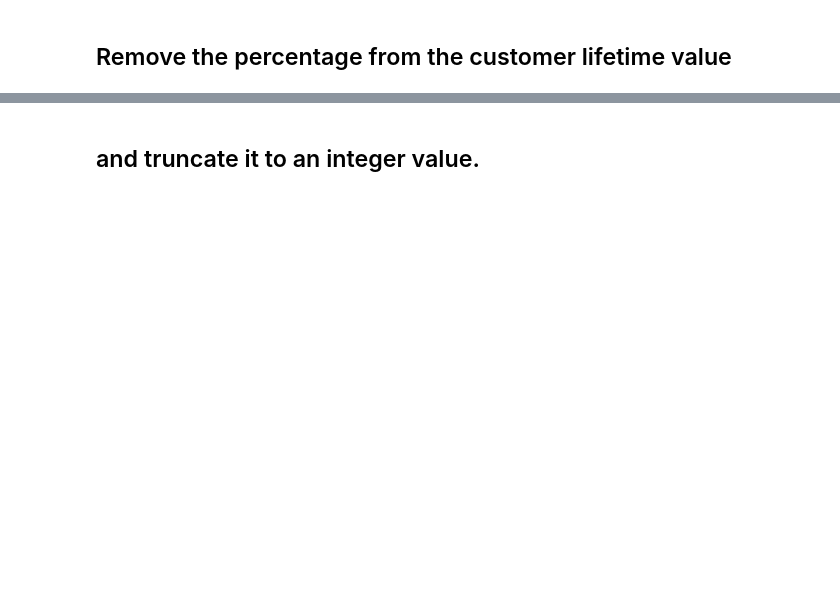
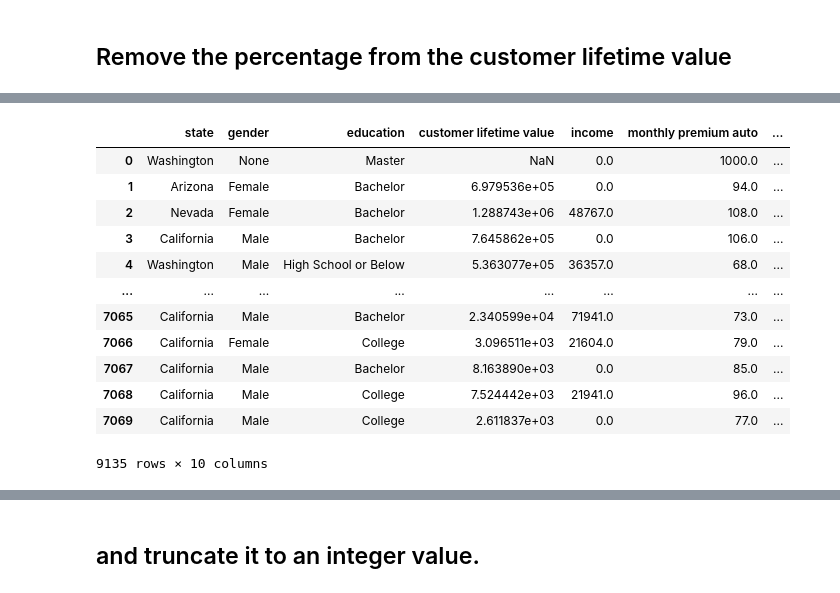
Before and after one commit to nullsieben/IronAhmet, a Jupyter notebook: healtcare_for_all.ipynb, the cells around one changed output, grey strips where cells are left out. Saved outputs shown, nothing was run; the diff lists cells and outputs as text; code cells hidden in the pictures; blank space fills up the shorter version.

```diff
--- a/healtcare_for_all.ipynb
+++ b/healtcare_for_all.ipynb
@@ -243,0 +278,16 @@ hc.drop(columns=["customer"], inplace=True)
+# %%
+hc
+# %% [output]
+|  | state | gender | education | customer lifetime value | income | monthly premium auto | ... |
+| 0 | Washington | None | Master | NaN | 0.0 | 1000.0 | ... |
+| 1 | Arizona | Female | Bachelor | 6.979536e+05 | 0.0 | 94.0 | ... |
+| 2 | Nevada | Female | Bachelor | 1.288743e+06 | 48767.0 | 108.0 | ... |
+| 3 | California | Male | Bachelor | 7.645862e+05 | 0.0 | 106.0 | ... |
+| 4 | Washington | Male | High School or Below | 5.363077e+05 | 36357.0 | 68.0 | ... |
+| ... | ... | ... | ... | ... | ... | ... | ... |
+| 7065 | California | Male | Bachelor | 2.340599e+04 | 71941.0 | 73.0 | ... |
+| 7066 | California | Female | College | 3.096511e+03 | 21604.0 | 79.0 | ... |
+| 7067 | California | Male | Bachelor | 8.163890e+03 | 0.0 | 85.0 | ... |
+| 7068 | California | Male | College | 7.524442e+03 | 21941.0 | 96.0 | ... |
+| 7069 | California | Male | College | 2.611837e+03 | 0.0 | 77.0 | ... |
+9135 rows × 10 columns
```
Also changed, not shown: parts of 42 cells of this notebook.
